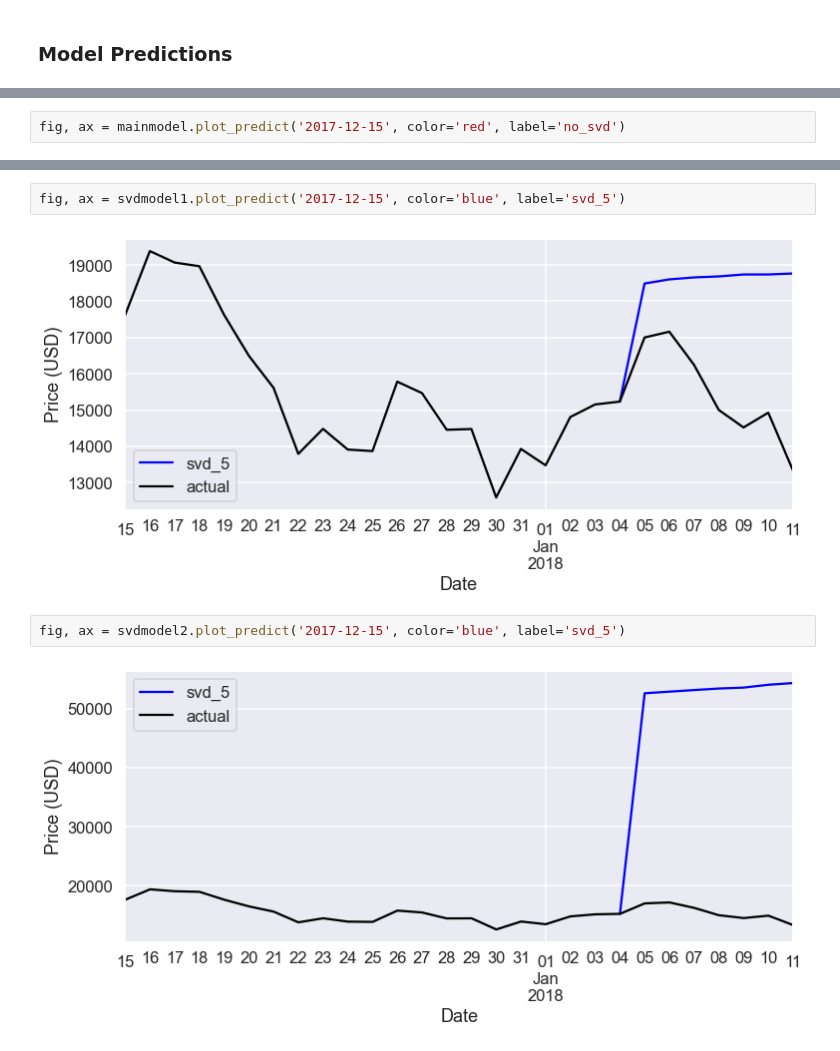
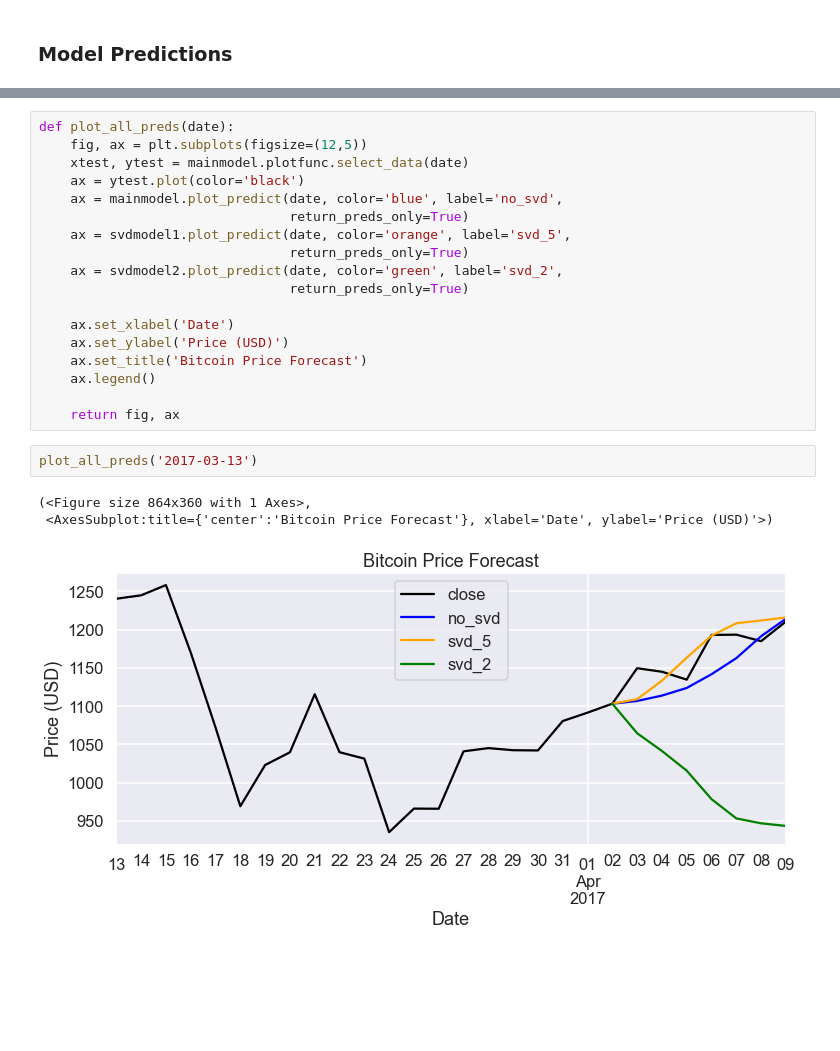
Before and after one commit to KaidenFrizu/recurrent-bitcoin-network, a Jupyter notebook: docs/Documentation.ipynb, the cells around one changed output, grey strips where cells are left out. Drawn from its saved outputs; the diff is of its cells as text; blank space fills up the shorter version.

```diff
--- a/docs/Documentation.ipynb
+++ b/docs/Documentation.ipynb
@@ -466,2 +448,0 @@ fig, ax = mainmodel.plot_predict('2018-06-30', color='red', label='no_svd')
-# %%
-fig, ax = mainmodel.plot_predict('2017-12-15', color='red', label='no_svd')
@@ -470,8 +449,24 @@ fig, ax = mainmodel.plot_predict('2017-12-15', color='red', label='no_svd')
-# %%
-fig, ax = svdmodel1.plot_predict('2017-12-15', color='blue', label='svd_5')
-# %% [output]
-[figure, removed]
-# %%
-fig, ax = svdmodel2.plot_predict('2017-12-15', color='blue', label='svd_5')
-# %% [output]
-[figure, removed]
+# %%
+def plot_all_preds(date):
+    fig, ax = plt.subplots(figsize=(12,5))
+    xtest, ytest = mainmodel.plotfunc.select_data(date)
+    ax = ytest.plot(color='black')
+    ax = mainmodel.plot_predict(date, color='blue', label='no_svd',
+                                return_preds_only=True)
+    ax = svdmodel1.plot_predict(date, color='orange', label='svd_5',
+                                return_preds_only=True)
+    ax = svdmodel2.plot_predict(date, color='green', label='svd_2',
+                                return_preds_only=True)
+
+    ax.set_xlabel('Date')
+    ax.set_ylabel('Price (USD)')
+    ax.set_title('Bitcoin Price Forecast')
+    ax.legend()
+
+    return fig, ax
+# %%
+plot_all_preds('2017-03-13')
+# %% [output]
+(<Figure size 864x360 with 1 Axes>,
+ <AxesSubplot:title={'center':'Bitcoin Price Forecast'}, xlabel='Date', ylabel='Price (USD)'>)
+[figure, added]
```
Also changed, not shown: parts of 18 cells of this notebook.
